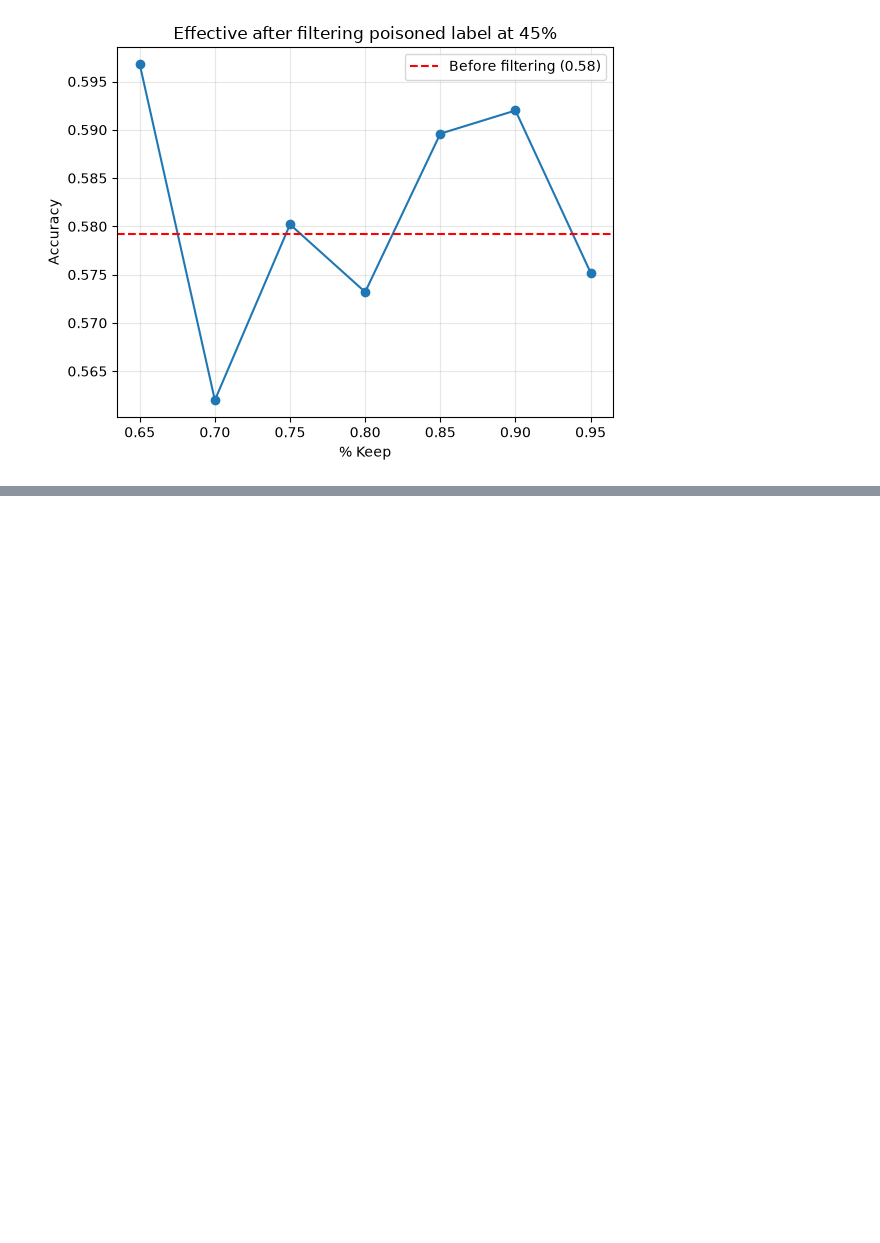
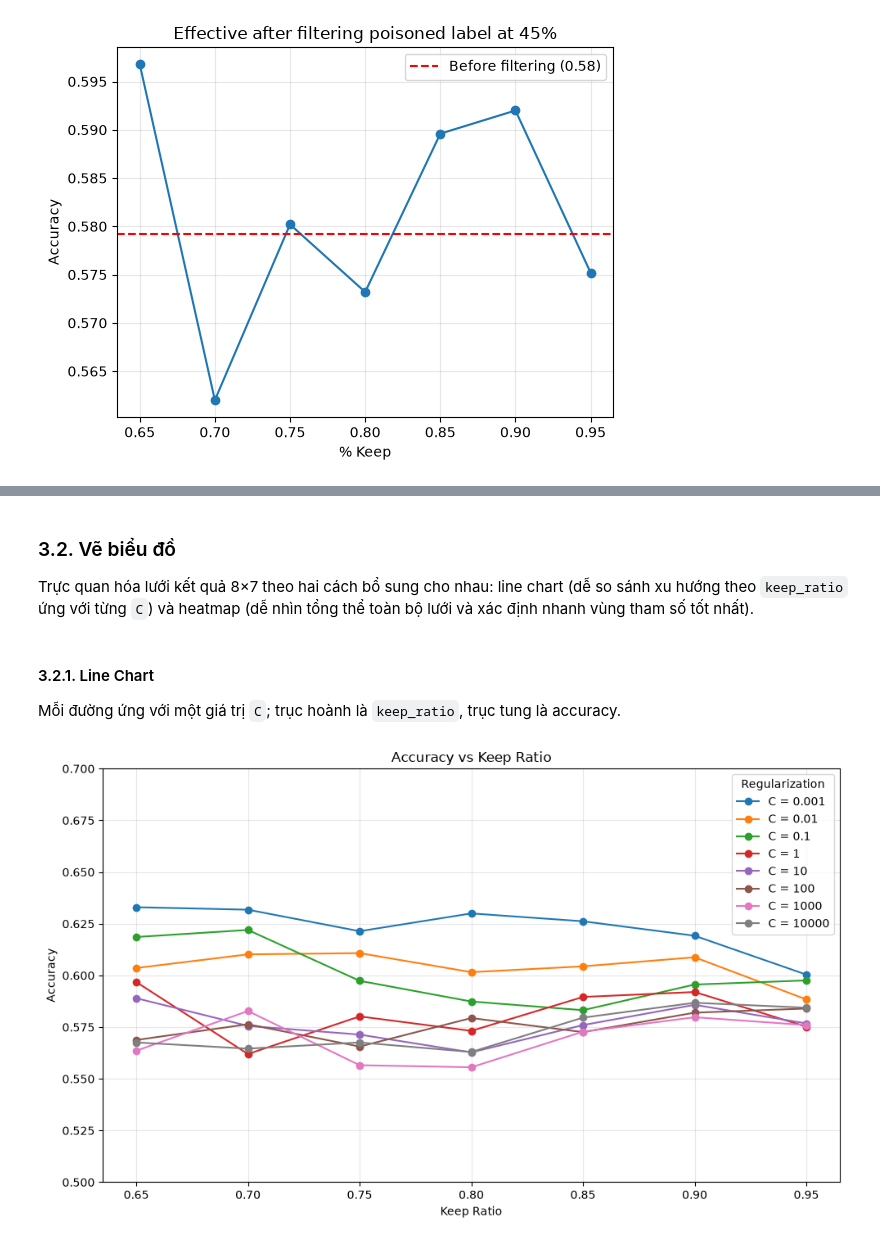
Before and after one commit to MeoMuop3727/label-flipping-project, a Jupyter notebook: notebooks/03-resolve-problems.ipynb, the cells around one changed output, grey strips where cells are left out. Cells and saved outputs as stored; diff of their text form; code cells hidden in the pictures; blank space fills up the shorter version.

Commit message:
chore: adding output and fix datas in stage 03
- adding new index, 3
- updating new version, v1.3.2

```diff
--- a/notebooks/03-resolve-problems.ipynb
+++ b/notebooks/03-resolve-problems.ipynb
@@ -118,7 +124,7 @@ Hàm `sc(poisoned_level, krs)`:
 def sc(poisoned_level, krs):
     result = []
 
-    dt_train = train_dfs[str(poisoned_level)]
+    dt_train = train_dfs[poisoned_level]
 
     X_train, y_train = dt_train["X"], dt_train["attack"]
 
@@ -221,0 +246,46 @@ for percent in range(config["poisoned-level"][0], config["poisoned-level"][1], c
+# %%
+pl_rs_sc = 45
+
+result_rs_sc = {}
+
+for kr in keep_ratios:
+    result_rs_sc[kr] = rs_sc(pl_rs_sc, kr, C_vals)
+
+result_rs_sc_df = pd.DataFrame(result_rs_sc)
+# %% [markdown]
+### 3.2. Vẽ biểu đồ
+
+Trực quan hóa lưới kết quả 8×7 theo hai cách bổ sung cho nhau: line chart (dễ so sánh xu hướng theo `keep_ratio` ứng với từng `C`) và heatmap (dễ nhìn tổng thể toàn bộ lưới và xác định nhanh vùng tham số tốt nhất).
+# %% [markdown]
+#### 3.2.1. Line Chart
+
+Mỗi đường ứng với một giá trị `C`; trục hoành là `keep_ratio`, trục tung là accuracy.
+# %%
+result_plot_df = result_rs_sc_df.map(
+    lambda x: x["acc"] if isinstance(x, dict) else x
+)
+
+plt.figure(figsize=(10, 6))
+
+for C in result_plot_df.index:
+    plt.plot(
+        result_plot_df.columns,
+        result_plot_df.loc[C],
+        marker="o",
+        label=f"C = {C:g}"
+    )
+
+plt.title("Accuracy vs Keep Ratio")
+plt.xlabel("Keep Ratio")
+plt.ylabel("Accuracy")
+
+plt.xticks(result_plot_df.columns)
+
+plt.ylim(0.5, 0.7)
+plt.grid(True, alpha=0.3)
+plt.legend(title="Regularization")
+
+plt.tight_layout()
+plt.show()
+# %% [output]
+[figure, added]
```
Also changed, not shown: parts of 13 cells of this notebook, 1 other file.
